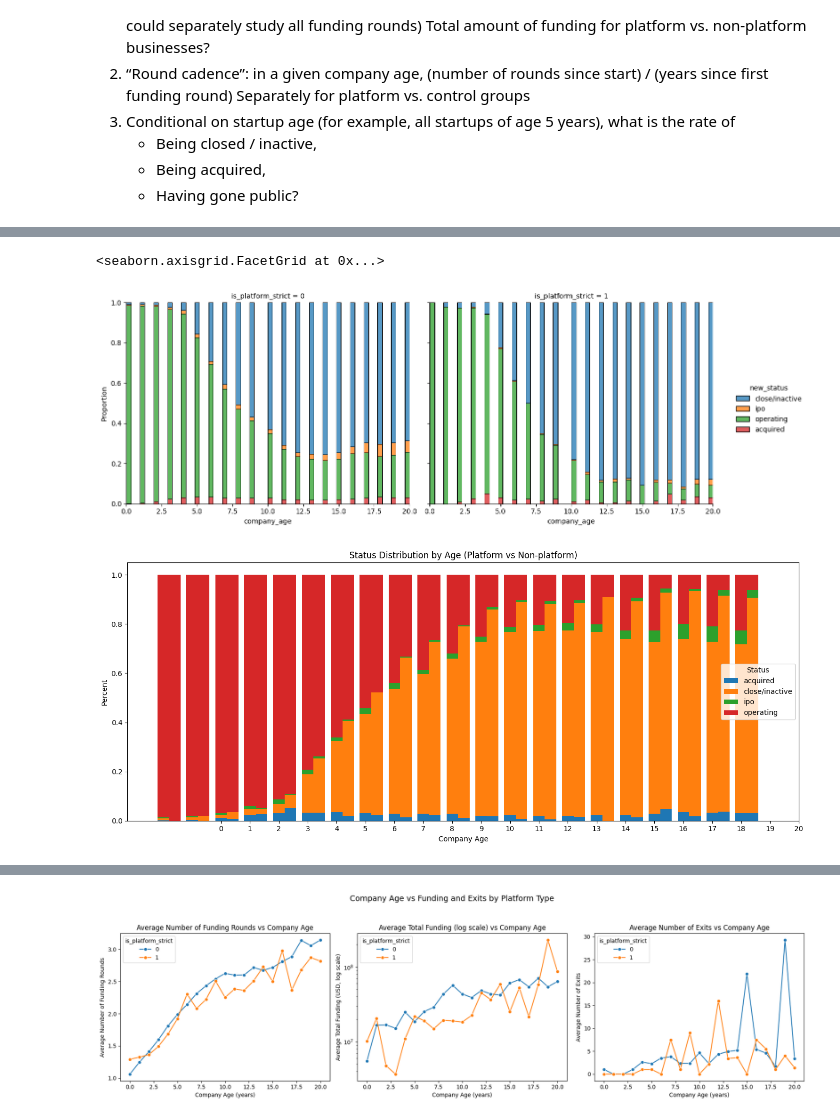
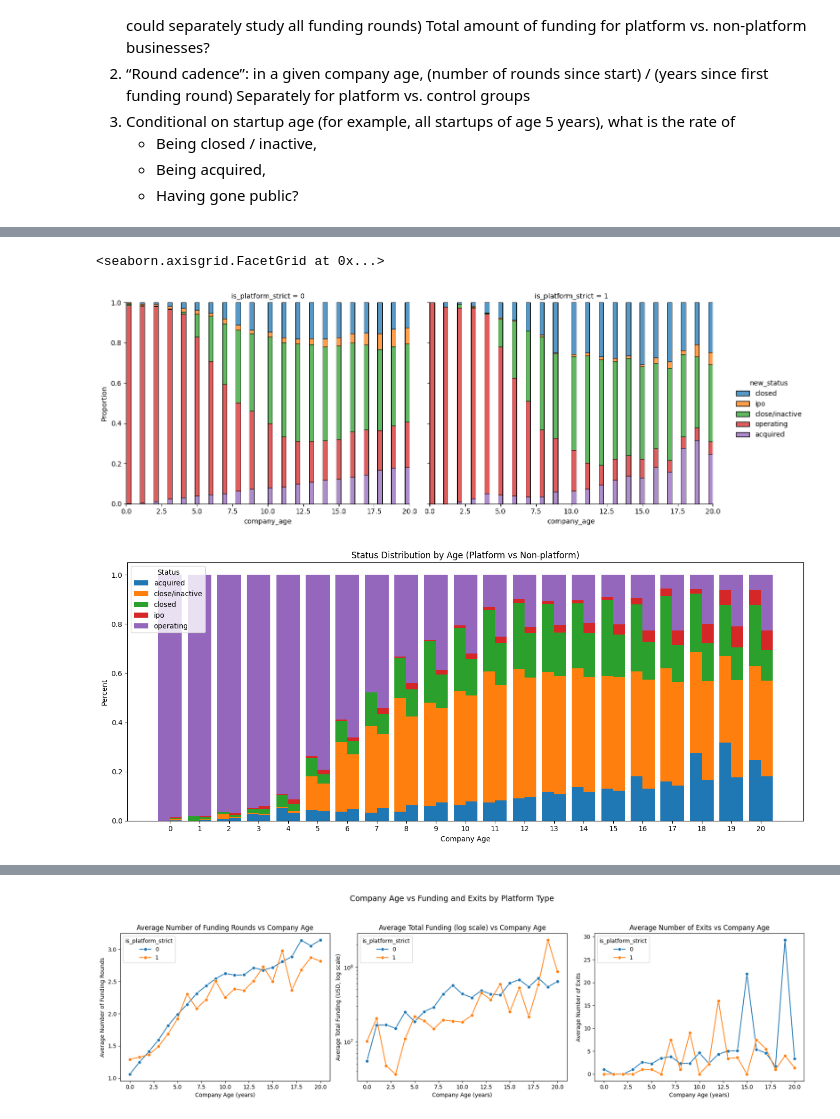
Before and after one commit to xiaohai12/RA-crunchbase-analysis, a Jupyter notebook: crunchbase_analysis.ipynb, the cells around one changed output, grey strips where cells are left out. Saved outputs shown, nothing was run; the diff lists cells and outputs as text; code cells hidden in the pictures.

```diff
--- a/crunchbase_analysis.ipynb
+++ b/crunchbase_analysis.ipynb
@@ -707,7 +707,7 @@ Conclusion:
 # for item 3 above
 df_company_age_status= df_org_grouped[['uuid', 'name', 'company_age','status', 'is_inactive', 'is_vc_funded', 'is_platform_strict', 'is_platform_weak', 'is_digital_nonplatform']].copy()
 df_company_age_status['new_status'] = np.where(
-    df_company_age_status['is_inactive'] | df_company_age_status['status'].isin(['closed']),
+    (df_company_age_status['is_inactive']==1 | df_company_age_status['status'].isin(['closed'])),
     'close/inactive',
     df_company_age_status['status']
 )
@@ -743,7 +725,7 @@ sns.displot(
 )
 # %% [output]
 <seaborn.axisgrid.FacetGrid at 0x...>
-[figure, old version]
+[figure, new version]
 # %%
 status_counts = (
     df_company_age_status
@@ -772,7 +754,7 @@ pivot = df.pivot_table(
 statuses = pivot.columns[2:]
 
 ages = sorted(pivot["company_age"].unique())
-platforms = [1，0]
+platforms = [1,0]
 bar_width = 0.4
 
 # 固定颜色（status → color），防止matplotlib自动cycle乱掉
@@ -781,34 +763,34 @@ colors = {status: cmap(i) for i, status in enumerate(statuses)}
 
 fig, ax = plt.subplots(figsize=(14, 6))
 x_base = np.arange(len(ages))
 
 for p_idx, p in enumerate(platforms):
 
     subset = pivot[pivot["is_platform_strict"] == p]
     x_pos = x_base + (p_idx - 0.5) * bar_width
     bottom = np.zeros(len(subset))
 
     for st in statuses:
         vals = subset[st].values
         ax.bar(
             x_pos, vals, bar_width,
             bottom=bottom,
             color=colors[st],         # ← 颜色固定
             label=st if p_idx == 0 else None   # ← legend 只给第一个bar
         )
         bottom += vals
 
 ax.set_xticks(x_base)
 ax.set_xticklabels(ages)
 ax.set_xlabel("Company Age")
 ax.set_ylabel("Percent")
 ax.set_title("Status Distribution by Age (Platform vs Non-platform)")
 ax.legend(title="Status")
 
 plt.tight_layout()
 plt.show()
 # %% [output]
-[figure, old version]
+[figure, new version]
 # %%
 df_company_age = df_org_grouped[['uuid', 'name','short_description', 'created_at', 'company_age','num_funding_rounds', 'first_round_on','total_funding_usd', 'num_exits', 'is_inactive', 'is_vc_funded', 'is_platform_strict', 'is_platform_weak', 'is_digital_nonplatform']].copy()
 # only consider vc funded companies
```
Also changed, not shown: parts of 5 cells of this notebook.
